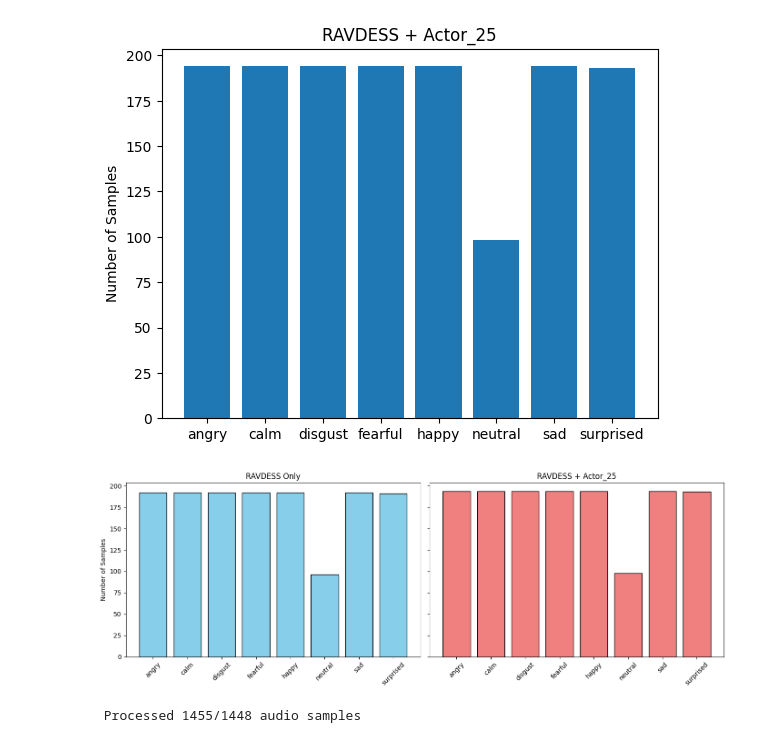
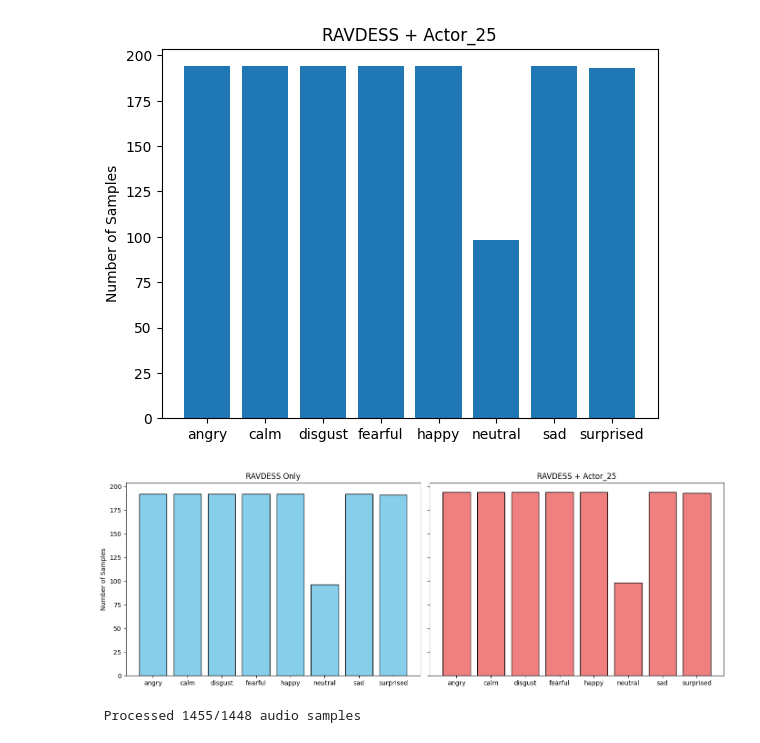
Before and after one commit to DarianSawali/Week2-DataPreprocessing, a Jupyter notebook: week_2.ipynb, the cells around one changed output. Drawn from its saved outputs; the diff is of its cells as text; code cells hidden in the pictures.

Commit message:
small edits to plots

```diff
--- a/week_2.ipynb
+++ b/week_2.ipynb
@@ -847,25 +833,23 @@ plot_balance(merged_emotions, "RAVDESS + Actor_25")
 # %%
 def plot_balance_side_by_side(labels1, title1, labels2, title2):
     emotions1, counts1 = np.unique(labels1, return_counts=True)
     emotions2, counts2 = np.unique(labels2, return_counts=True)
 
     fig, axes = plt.subplots(1, 2, figsize=(14, 5), sharey=True)
 
     axes[0].bar(emotions1, counts1, color="skyblue", edgecolor="black")
     axes[0].set_title(title1)
     axes[0].set_ylabel("Number of Samples")
-    axes[0].tick_params(axis='x', rotation=45)
 
     axes[1].bar(emotions2, counts2, color="lightcoral", edgecolor="black")
     axes[1].set_title(title2)
-    axes[1].tick_params(axis='x', rotation=45)
 
     plt.tight_layout()
     plt.show()
 
 plot_balance_side_by_side(emotions, "RAVDESS Only", merged_emotions, "RAVDESS + Actor_25")
 # %% [output]
-[figure, old version]
+[figure, new version]
 # %%
 import os, glob
 
```
Also changed, not shown: parts of 5 cells of this notebook.
